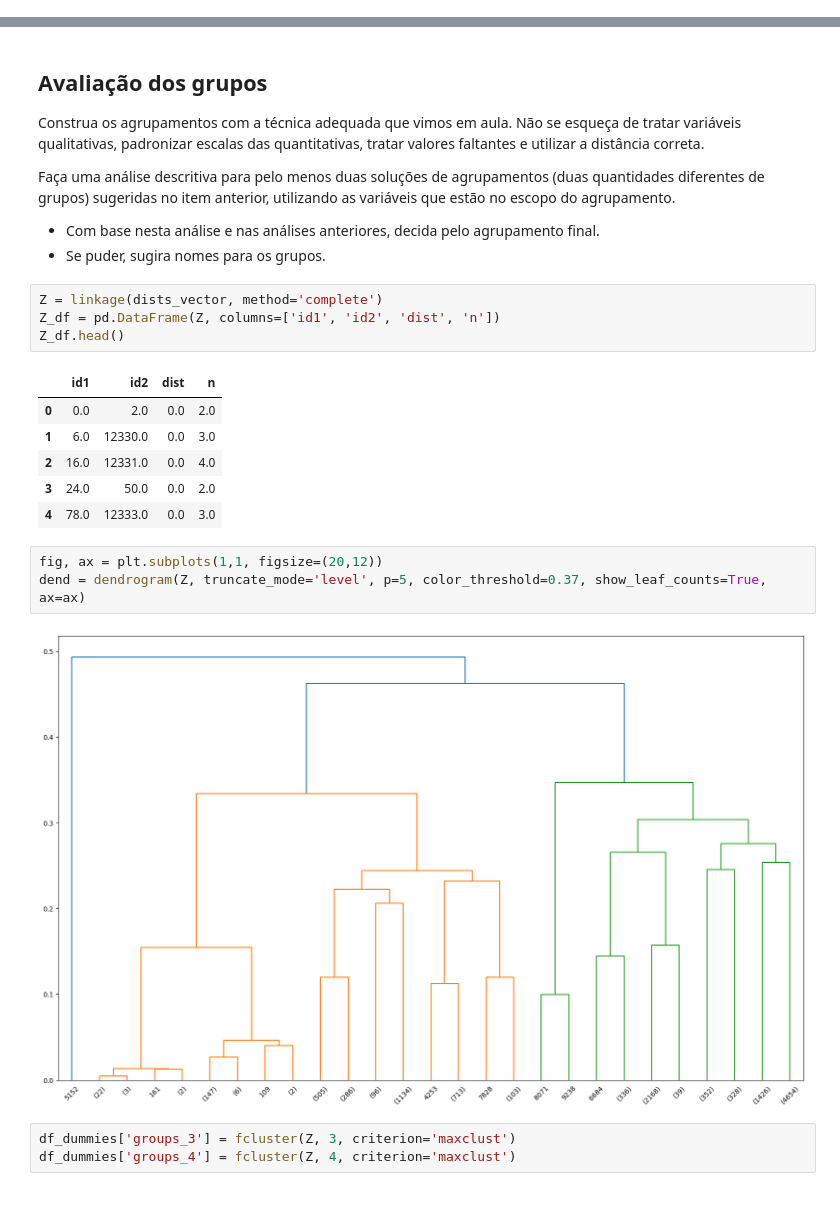
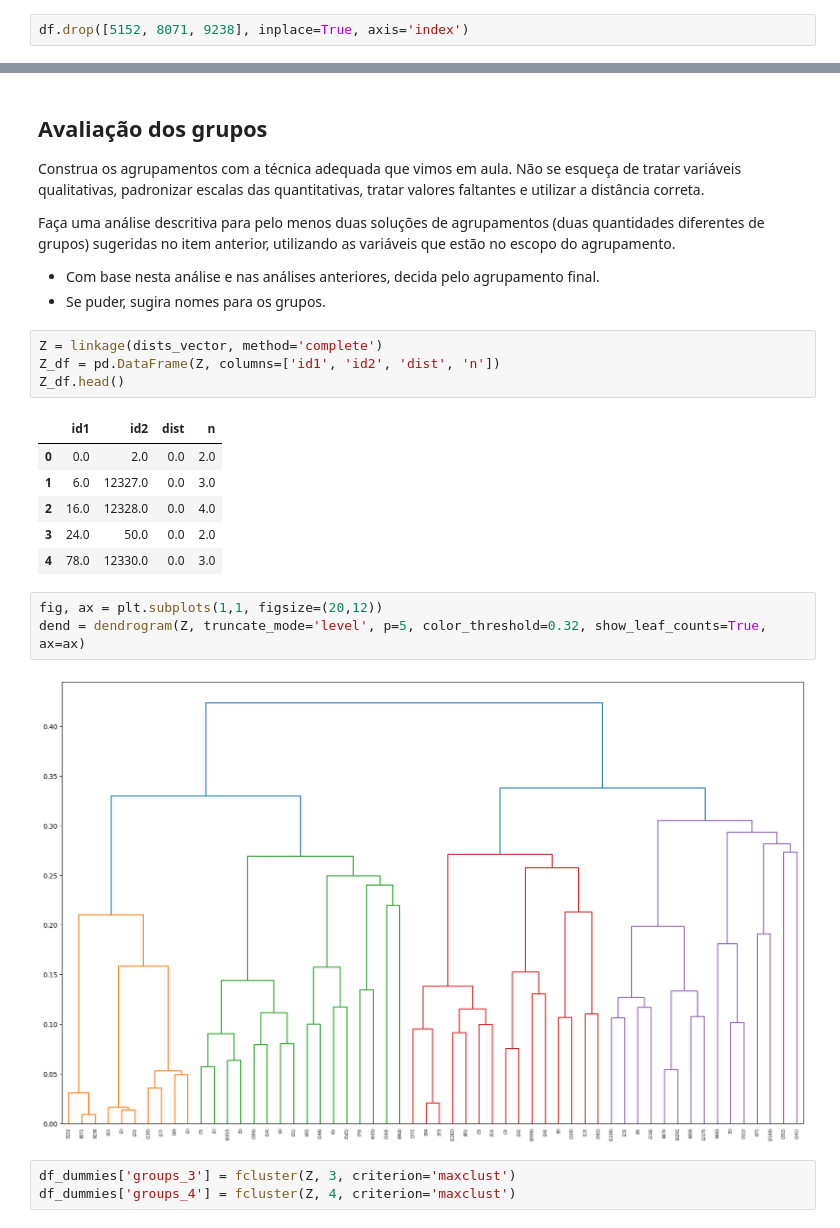
Before and after one commit to nerdmanPc/ebac_cd_mod30, a Jupyter notebook: mod30_tarefa02.ipynb, the cells around one changed output, grey strips where cells are left out. Saved outputs shown, nothing was run; the diff lists cells and outputs as text; blank space fills up the shorter version.

```diff
--- a/mod30_tarefa02.ipynb
+++ b/mod30_tarefa02.ipynb
@@ -60,3 +60,5 @@ df.Revenue.value_counts(dropna=False)
 False    10422
 True      1908
 Name: Revenue, dtype: int64
+# %%
+df.drop([5152, 8071, 9238], inplace=True, axis='index')
@@ -174,15 +178,15 @@ Z_df.head()
 # %% [output]
 |  | id1 | id2 | dist | n |
 | 0 | 0.0 | 2.0 | 0.0 | 2.0 |
-| 1 | 6.0 | 12330.0 | 0.0 | 3.0 |
-| 2 | 16.0 | 12331.0 | 0.0 | 4.0 |
+| 1 | 6.0 | 12327.0 | 0.0 | 3.0 |
+| 2 | 16.0 | 12328.0 | 0.0 | 4.0 |
 | 3 | 24.0 | 50.0 | 0.0 | 2.0 |
-| 4 | 78.0 | 12333.0 | 0.0 | 3.0 |
+| 4 | 78.0 | 12330.0 | 0.0 | 3.0 |
 # %%
 fig, ax = plt.subplots(1,1, figsize=(20,12))
-dend = dendrogram(Z, truncate_mode='level', p=5, color_threshold=0.37, show_leaf_counts=True, ax=ax)
+dend = dendrogram(Z, truncate_mode='level', p=5, color_threshold=0.32, show_leaf_counts=True, ax=ax)
 # %% [output]
-[figure, old version]
+[figure, new version]
 # %%
 df_dummies['groups_3'] = fcluster(Z, 3, criterion='maxclust')
 df_dummies['groups_4'] = fcluster(Z, 4, criterion='maxclust')
```
Also changed, not shown: parts of 18 cells of this notebook.
